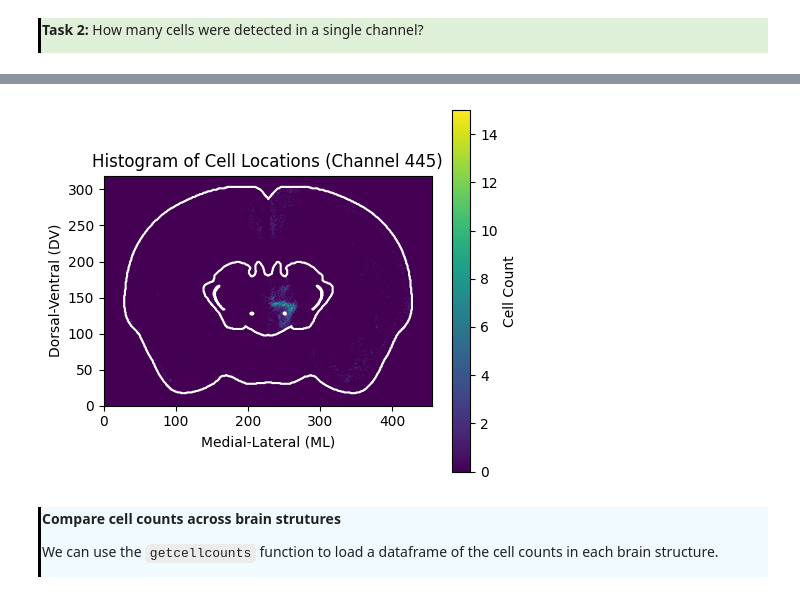
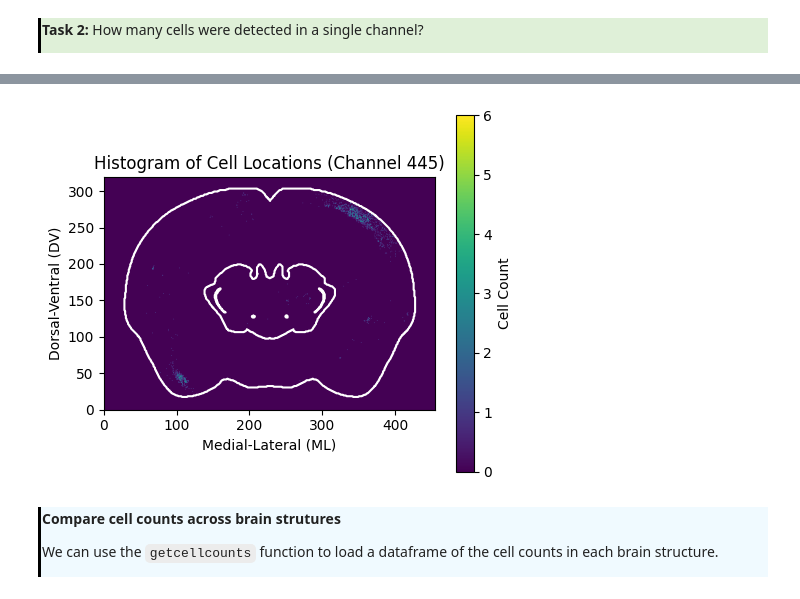
Before and after one commit to AllenNeuralDynamics/AIND-CNC-SmartSPIM-Workshop, a Jupyter notebook: code/Workshop Notebook V3.ipynb, the cells around one changed output, grey strips where cells are left out. Cells and saved outputs as stored; diff of their text form; code cells hidden in the pictures.

```diff
--- a/code/Workshop Notebook V3.ipynb
+++ b/code/Workshop Notebook V3.ipynb
@@ -70,4 +52,4 @@ class load_data(builtins.object)
 # %%
-mouse_ID = 694513
+mouse_ID = 693198
 x = load_data(mouse_ID)
 # %% [output]
@@ -173,59 +141,56 @@ Let's look at the expression pattern within a channel. Since this project is foc
 
 You can play around with the `plane` and `window` parameters to adjust the location and thickness of the slice we plot or the roiList to outline different brain regions.
 # %%
-channels = ['445']
-plane = 250
-window = 5
-roiList = ["root", "TH"]
+ch = '445' # select a channel to plot
+plane = 250 # fixed anterior-posterior slice to plot
+window = 20 # window bounds for slice
+roiList = ["root", "TH"] # brain structures to plot
 
-# Loop through each channel
-for ch in channels:
+# Set figure parameters
+fig, ax = plt.subplots(figsize=(5, 4))
 
-    # Set figure parameters
-    fig, ax = plt.subplots(figsize=(5, 4))
+# Generate contour outlines for brain structures
+for roi in roiList:
+    roi_mask = atlas.get_structure_mask(roi)
+    ax.contour(roi_mask[plane, :, :],
+        levels=[0.5],
+        colors="white",
+        linewidths=1.5,
+        origin="upper")
 
-    # Generate contour outlines for brain structures
-    for roi in roiList:
-        roi_mask = atlas.get_structure_mask(roi)
-        ax.contour(
-            roi_mask[plane, :, :],
-            levels=[0.5],
-            colors="white",
-            linewidths=1.5,
-            origin="upper"
-        )
+# Generate the histogram of cell coordinates
+planeLocs = cellLocs.loc[(cellLocs['AP'] >= plane - window) & (cellLocs['AP'] <= plane + window), :] # determine fixed AP slice to plot
 
-    # Generate the histogram of cell coordinates
-    planeLocs = cellLocs.loc[
-        (cellLocs['AP'] >= plane - window) & (cellLocs['AP'] <= plane + window), :]
+# calculate bins for histogram
+xbins = np.arange(0, atlas.get_structure_mask("root").shape[2], 1)
+ybins = np.arange(0, atlas.get_structure_mask("root").shape[1], 1)
 
-    xbins = np.arange(0, atlas.get_structure_mask("root").shape[2], 1)
-    ybins = np.arange(0, atlas.get_structure_mask("root").shape[1], 1)
-    hist, xedges, yedges = np.histogram2d(
-        planeLocs[planeLocs['channel'] == ch]["ML"],
-        planeLocs[planeLocs['channel'] == ch]["DV"],
-        bins=(xbins, ybins))
+# create histogram of ML, DV coordinates
+hist, xedges, yedges = np.histogram2d(
+    planeLocs[planeLocs['channel'] == ch]["ML"],
+    planeLocs[planeLocs['channel'] == ch]["DV"],
+    bins=(xbins, ybins))
 
-    # Overlay the heatmap
-    extent = [xedges[0], xedges[-1], yedges[0], yedges[-1]]
-    heatmap = ax.imshow(
-        hist.T,  # Transpose because imshow expects (rows, cols)
-        extent=extent,
-        origin="upper",
-        cmap="viridis",
-        alpha=1)
+# Overlay the heatmap
+extent = [xedges[0], xedges[-1], yedges[0], yedges[-1]]
+heatmap = ax.imshow(
+    hist.T,  # Transpose because imshow expects (rows, cols)
+    extent=extent,
+    origin="upper",
+    cmap="viridis",
+    alpha=1)
 
-    # Add colorbar and labels
-    cbar = plt.colorbar(heatmap, ax=ax)
-    cbar.set_label("Cell Count")
-    ax.set_title(f"Histogram of Cell Locations (Channel {ch})")
-    ax.set_xlabel("Medial-Lateral (ML)")
-    ax.set_ylabel("Dorsal-Ventral (DV)")
+# Add colorbar and labels
+cbar = plt.colorbar(heatmap, ax=ax)
+cbar.set_label("Cell Count")
+ax.set_title(f"Histogram of Cell Locations (Channel {ch})")
+ax.set_xlabel("Medial-Lateral (ML)")
+ax.set_ylabel("Dorsal-Ventral (DV)")
 
-    plt.tight_layout()
-    plt.show()
+plt.tight_layout()
+plt.show()
 # %% [output]
-[figure, old version]
+[figure, new version]
 # %% [markdown]
 <div style="border-left: 3px solid #000; padding: 1px; padding-left: 10px; background: #F0FAFF; ">
 
```
Also changed, not shown: parts of 13 cells of this notebook.
